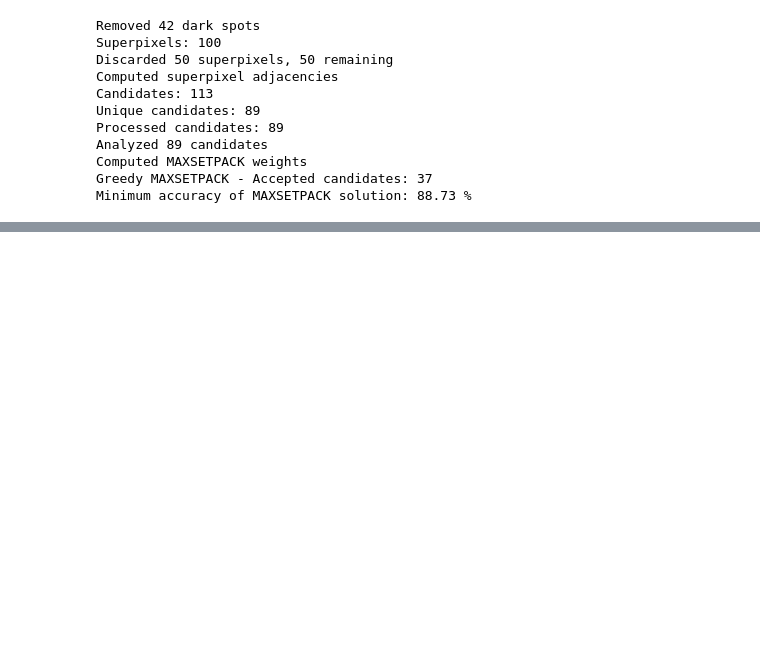
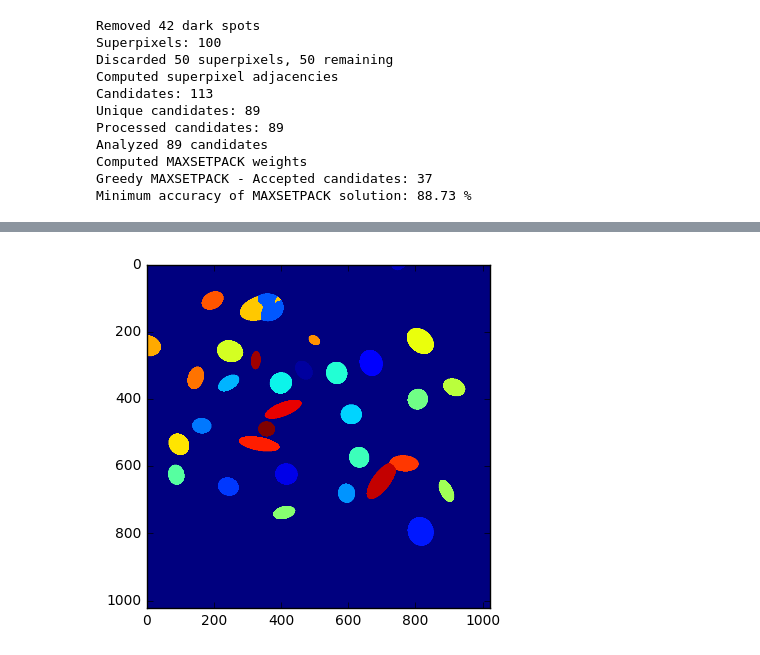
Before and after one commit to BMCV/SuperDSM, a Jupyter notebook: demo.ipynb, the cells around one changed output, grey strips where cells are left out. Drawn from its saved outputs; the diff is of its cells as text; code cells hidden in the pictures; blank space fills up the shorter version.

Commit message:
adds `render.rasterize_labels`

```diff
--- a/demo.ipynb
+++ b/demo.ipynb
@@ -83,0 +84,5 @@ Minimum accuracy of MAXSETPACK solution: 89.75 %
+# %%
+imshow(gocell.render.rasterize_labels(data))
+tight_layout()
+# %% [output]
+[figure, added]
```
Also changed, not shown: parts of 7 cells of this notebook, 2 other files.
